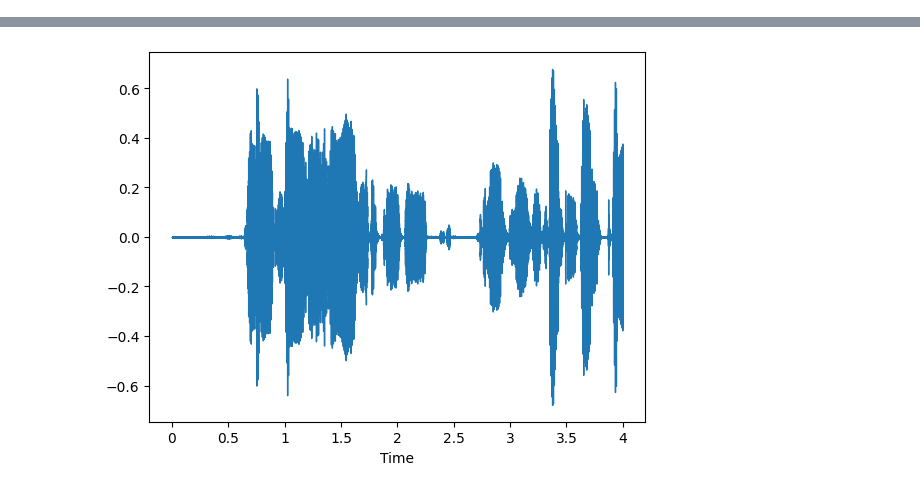
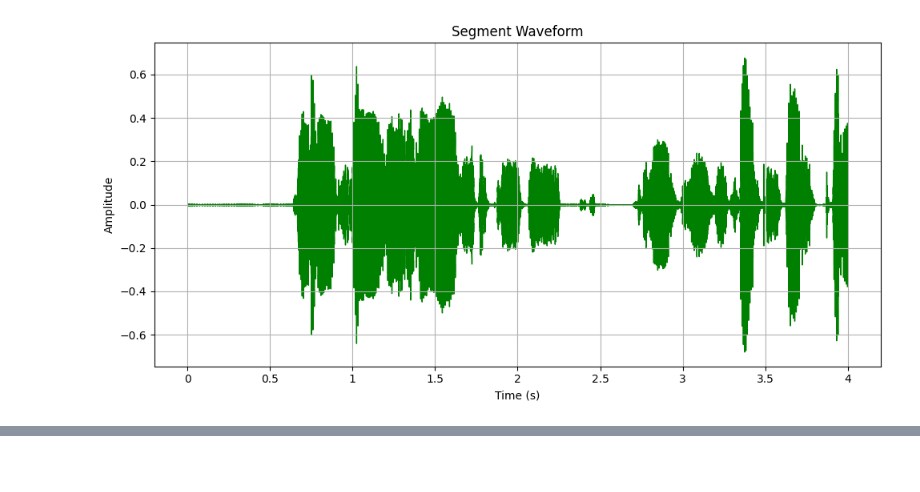
Before and after one commit to Ruchith1018/AI-in-Speech-processing, a Jupyter notebook: 21017_lab1.ipynb, the cells around one changed output, grey strips where cells are left out. Saved outputs shown, nothing was run; the diff lists cells and outputs as text; code cells hidden in the pictures; blank space fills up the shorter version.

```diff
--- a/21017_lab1.ipynb
+++ b/21017_lab1.ipynb
@@ -26,14 +31,24 @@ Magnitude range: -0.71854925 to 0.4630859
 # %%
-#A3
-
 import IPython.display as ipd
 
-start = int(3 * sr)
-end = int(7 * sr)
+start_sec = 3
+end_sec = 7
+start = int(start_sec * sr)
+end = int(end_sec * sr)
+
 segment = y[start:end]
-librosa.display.waveshow(segment)
+
+plt.figure(figsize=(10, 5))
+librosa.display.waveshow(segment, sr=sr,color='g')
+plt.title('Segment Waveform')
+plt.xlabel('Time (s)')
+plt.ylabel('Amplitude')
+plt.grid(True)
+plt.tight_layout()
+plt.show()
+
 ipd.Audio(segment, rate=sr)
 # %% [output]
+[figure, new version]
 [interactive output not drawn]
-[figure, old version]
 # %%
```
Also changed, not shown: parts of 4 cells of this notebook.
